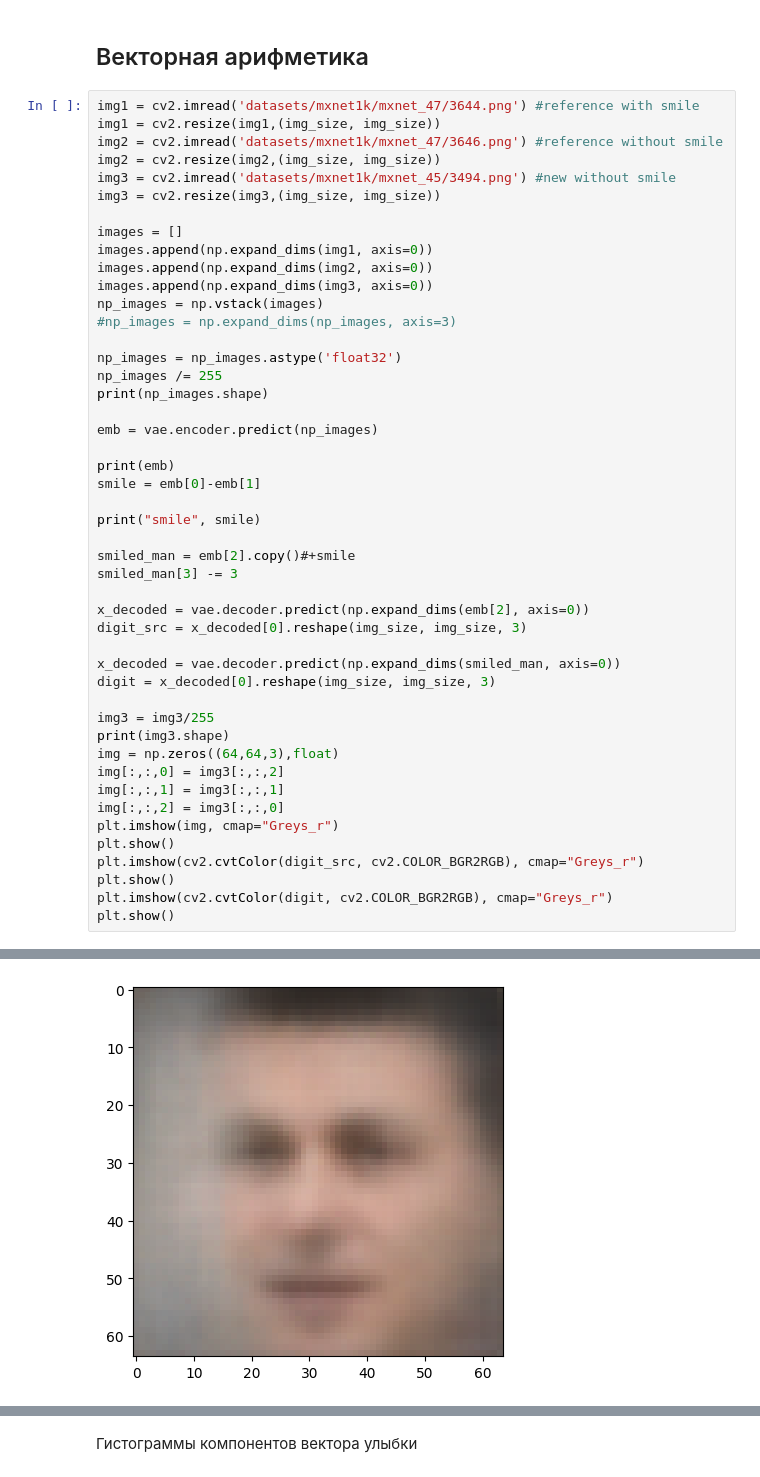
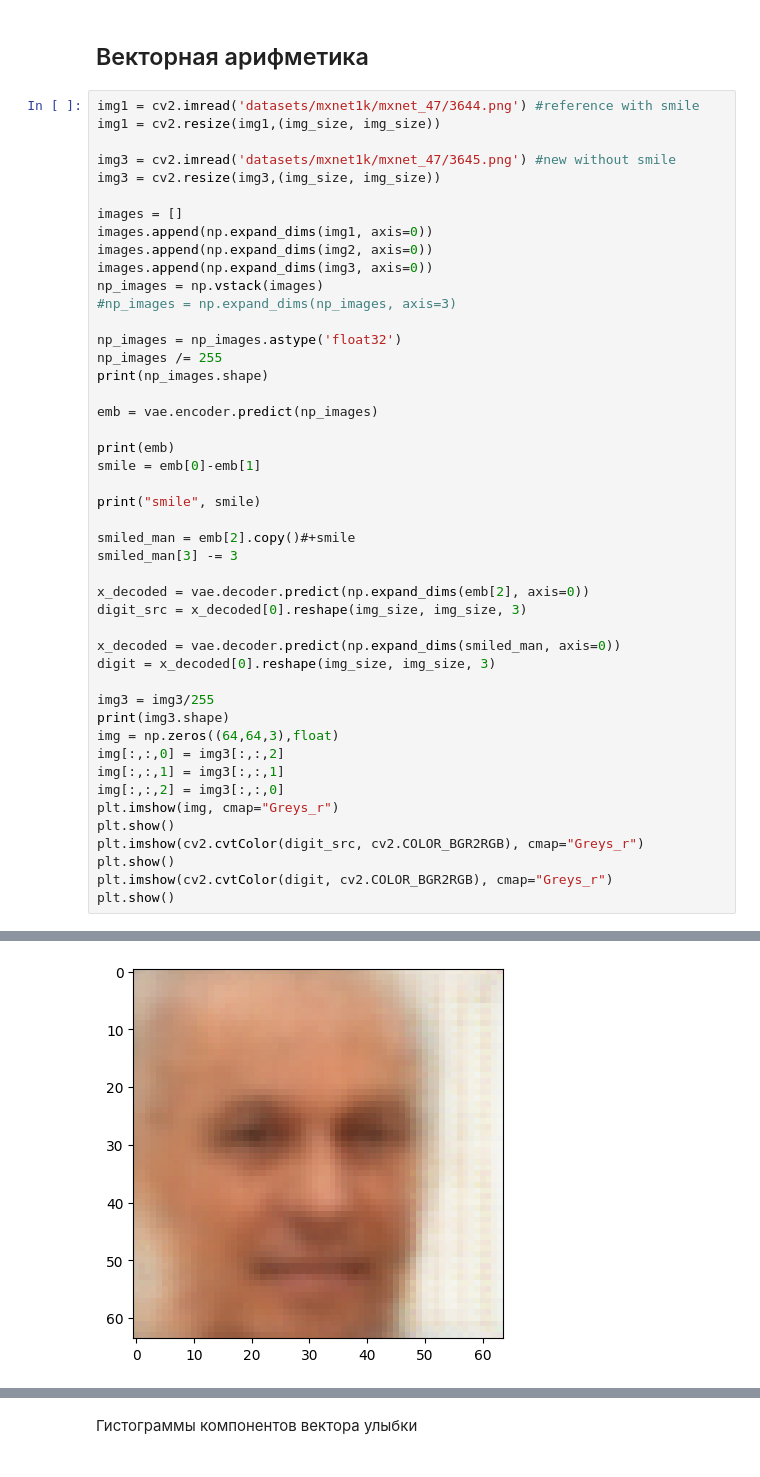
Before and after one commit to Krearden/psuNN, a Jupyter notebook: LR7/LR7.ipynb, the cells around one changed output, grey strips where cells are left out. Drawn from its saved outputs; the diff is of its cells as text.

```diff
--- a/LR7/LR7.ipynb
+++ b/LR7/LR7.ipynb
@@ -589,9 +589,8 @@ Text(0.5, 1.0, 'Результат изначальной версии моде
 # %%
 img1 = cv2.imread('datasets/mxnet1k/mxnet_47/3644.png') #reference with smile
 img1 = cv2.resize(img1,(img_size, img_size))
-img2 = cv2.imread('datasets/mxnet1k/mxnet_47/3646.png') #reference without smile
-img2 = cv2.resize(img2,(img_size, img_size))
-img3 = cv2.imread('datasets/mxnet1k/mxnet_45/3494.png') #new without smile
+
+img3 = cv2.imread('datasets/mxnet1k/mxnet_47/3645.png') #new without smile
 img3 = cv2.resize(img3,(img_size, img_size))
 
 images = []
@@ -648 +647 @@ smile [-0.30757526 -1.3173634   0.10361841 -0.9819976  -1.9172773   0.36679387
-[figure, old version]
+[figure, new version]
```
Also changed, not shown: parts of 3 cells of this notebook.
